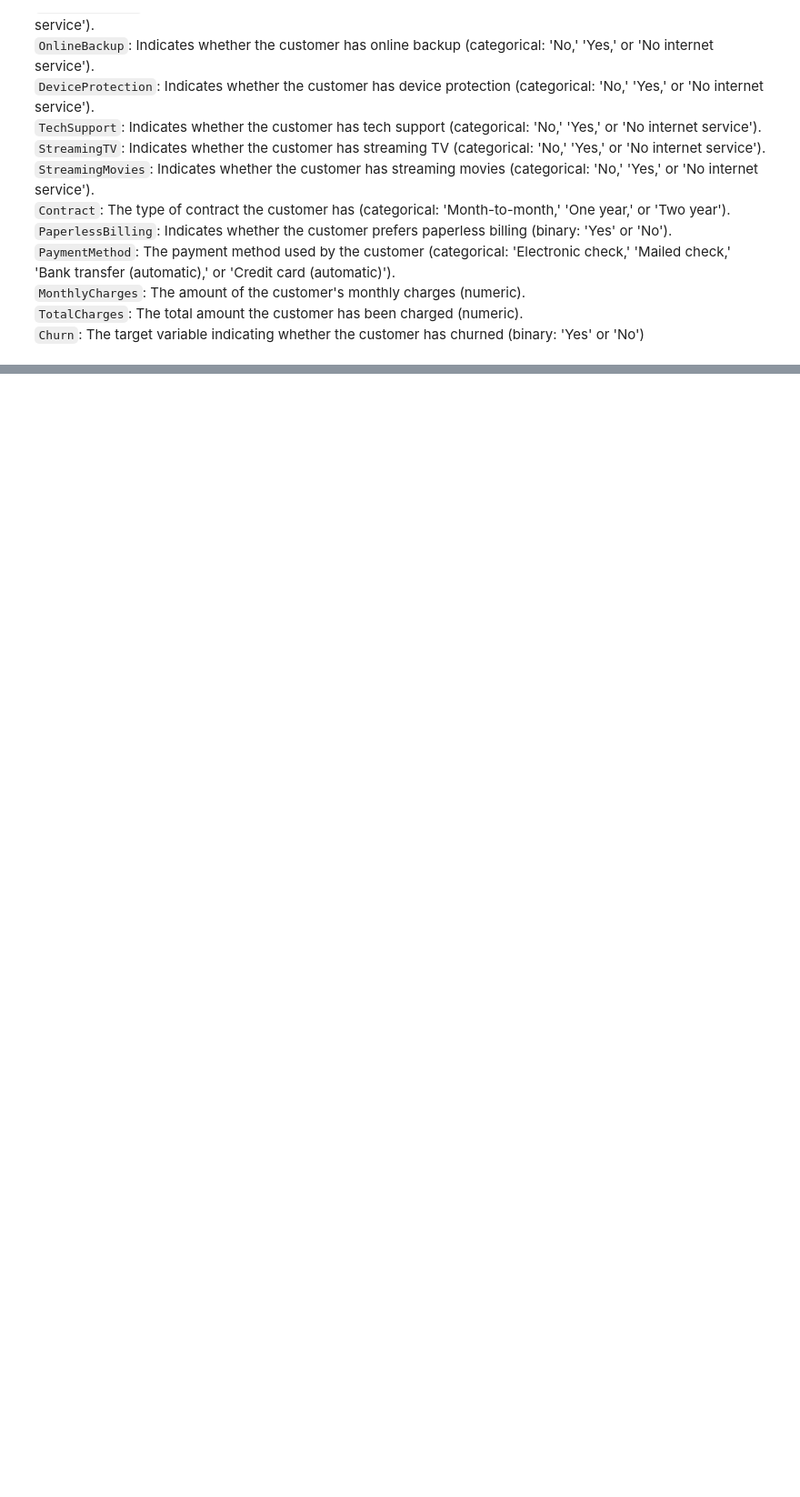
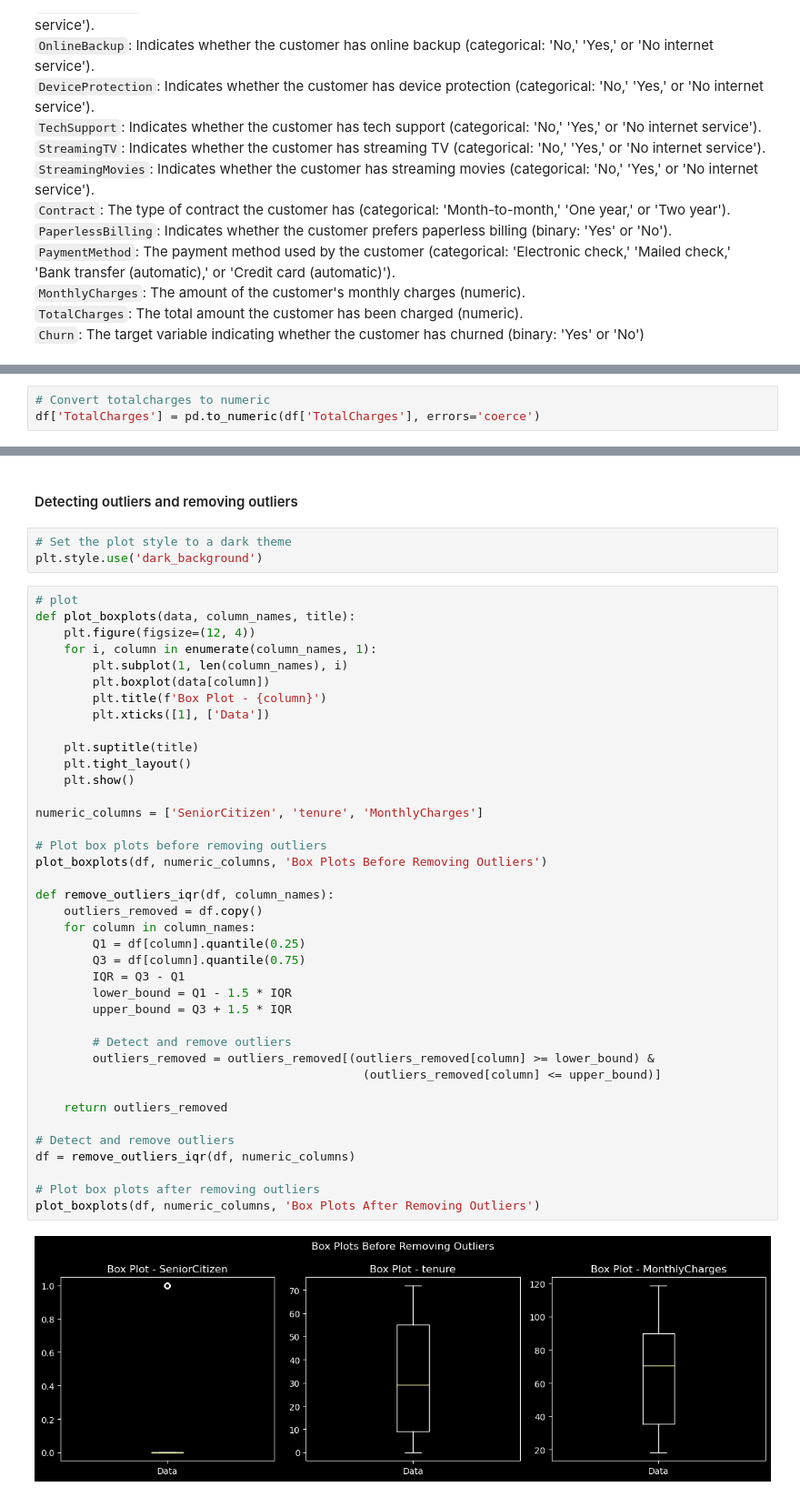
Before and after one commit to marwa9975/Telco_Customer_Churn_Analysis, a Jupyter notebook: notebook.ipynb, the cells around one changed output, grey strips where cells are left out. Shown: that part at 91% size. Saved outputs shown, nothing was run; the diff lists cells and outputs as text; blank space fills up the shorter version.

```diff
--- a/notebook.ipynb
+++ b/notebook.ipynb
@@ -59,0 +182,3 @@ df
+# %%
+# Convert totalcharges to numeric
+df['TotalCharges'] = pd.to_numeric(df['TotalCharges'], errors='coerce')
@@ -59,0 +223,46 @@ df
+# %% [markdown]
+#### Detecting outliers and removing outliers
+# %%
+# Set the plot style to a dark theme
+plt.style.use('dark_background')
+# %%
+# plot
+def plot_boxplots(data, column_names, title):
+    plt.figure(figsize=(12, 4))
+    for i, column in enumerate(column_names, 1):
+        plt.subplot(1, len(column_names), i)
+        plt.boxplot(data[column])
+        plt.title(f'Box Plot - {column}')
+        plt.xticks([1], ['Data'])
+
+    plt.suptitle(title)
+    plt.tight_layout()
+    plt.show()
+
+numeric_columns = ['SeniorCitizen', 'tenure', 'MonthlyCharges']
+
+# Plot box plots before removing outliers
+plot_boxplots(df, numeric_columns, 'Box Plots Before Removing Outliers')
+
+def remove_outliers_iqr(df, column_names):
+    outliers_removed = df.copy()
+    for column in column_names:
+        Q1 = df[column].quantile(0.25)
+        Q3 = df[column].quantile(0.75)
+        IQR = Q3 - Q1
+        lower_bound = Q1 - 1.5 * IQR
+        upper_bound = Q3 + 1.5 * IQR
+
+        # Detect and remove outliers
+        outliers_removed = outliers_removed[(outliers_removed[column] >= lower_bound) &
+                                              (outliers_removed[column] <= upper_bound)]
+
+    return outliers_removed
+
+# Detect and remove outliers
+df = remove_outliers_iqr(df, numeric_columns)
+
+# Plot box plots after removing outliers
+plot_boxplots(df, numeric_columns, 'Box Plots After Removing Outliers')
+# %% [output]
+[figure, added]
```
Also changed, not shown: parts of 23 cells of this notebook.
